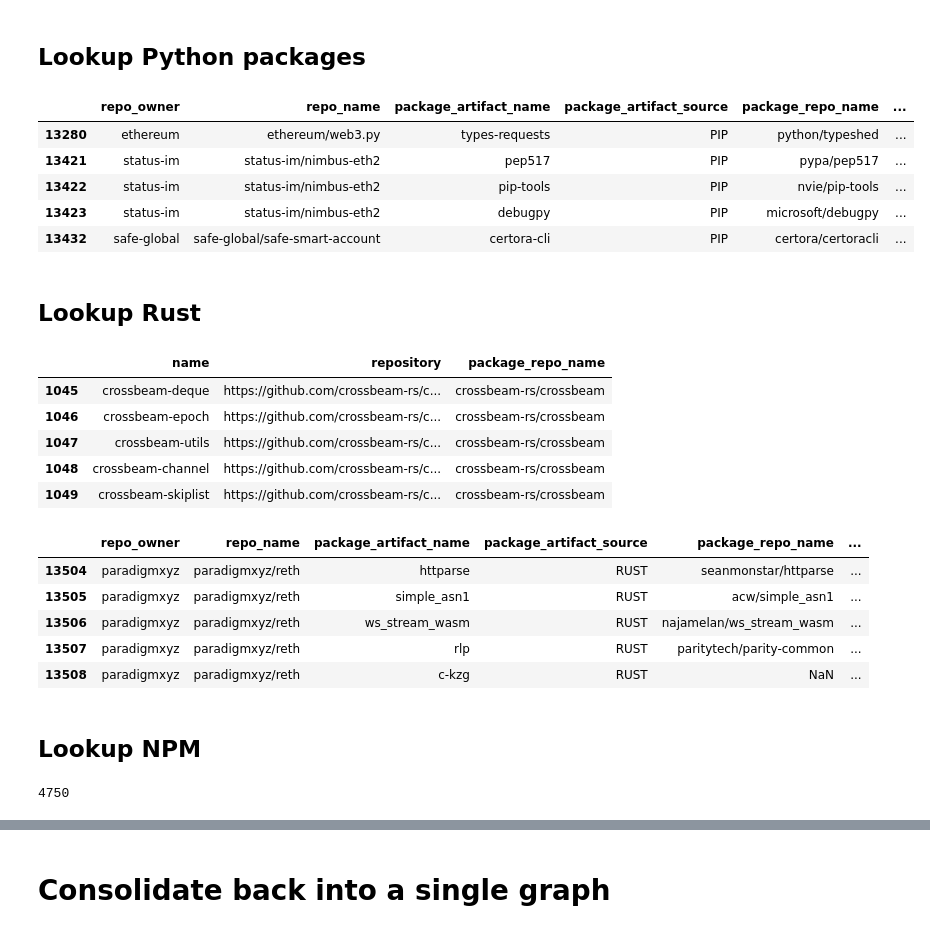
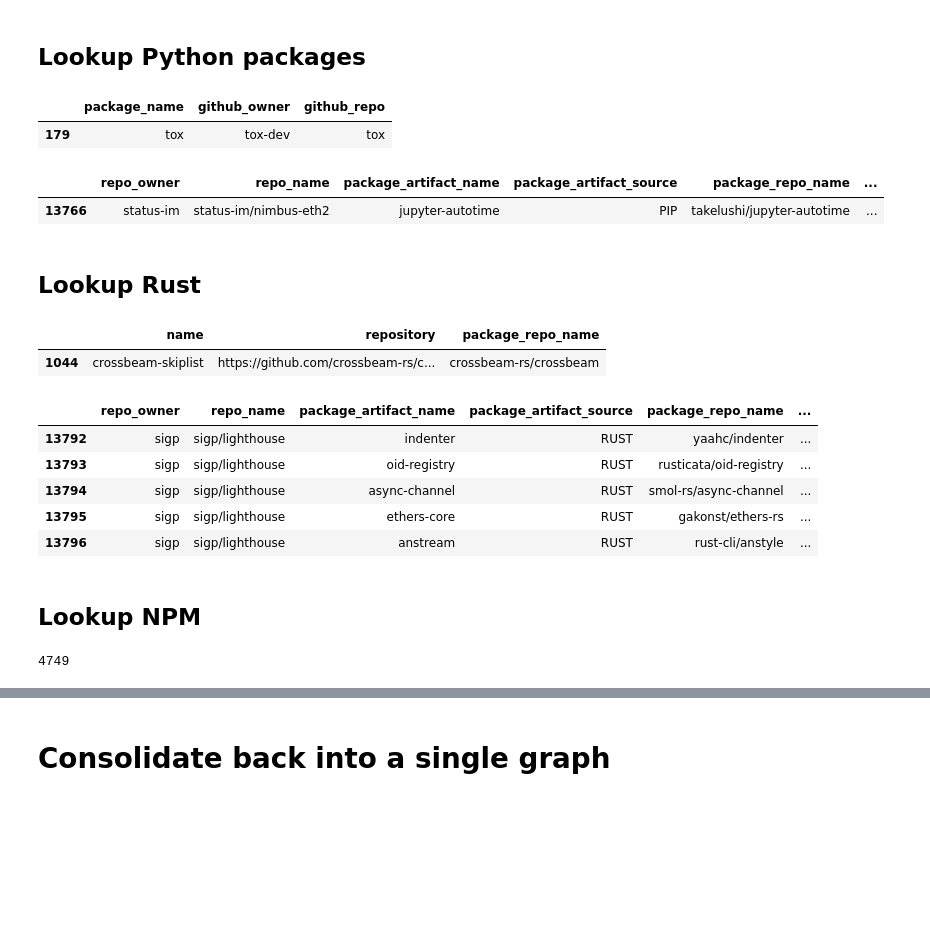
Before and after one commit to deepfunding/dependency-graph, a Jupyter notebook: DataPrep.ipynb, the cells around one changed output, grey strips where cells are left out. Drawn from its saved outputs; the diff is of its cells as text; code cells hidden in the pictures; blank space fills up the shorter version.

Commit message:
refactor: notebooks can run completely locally

```diff
--- a/DataPrep.ipynb
+++ b/DataPrep.ipynb
@@ -10,3 +5,7 @@ client = bigquery.Client(GCP_PROJECT)
+# %%
+# Global setting for whether you want grab new data or used a local archive
+
+CONNECT_TO_OSO = False
 # %%
 # Helpers
 
@@ -63,7 +62,7 @@ print(SEED_REPOS)
 # %% [output]
 ['prysmaticlabs/prysm', 'sigp/lighthouse', 'consensys/teku', 'status-im/nimbus-eth2', 'chainsafe/lodestar', 'grandinetech/grandine', 'ethereum/go-ethereum', 'nethermindeth/nethermind', 'hyperledger/be ...
 # %%
-sbom_results = client.query(f"""
+sbom_query = f"""
     WITH sboms AS (
       SELECT DISTINCT
         artifact_namespace AS repo_owner,
@@ -75,9 +74,8 @@ sbom_results = client.query(f"""
     )
     SELECT * FROM sboms
     WHERE repo_name IN ({stringify_array(SEED_REPOS)})
-""")
-df_sbom = sbom_results.to_dataframe()
-df_sbom.to_csv('data/sbom.csv')
+"""
+df_sbom = fetch_data(sbom_query, 'data/archive/sbom.csv', connect_to_oso=CONNECT_TO_OSO)
 df_sbom.tail()
 # %% [output]
 |  | repo_owner | repo_name | package_artifact_name | package_artifact_source |
@@ -121,7 +119,7 @@ df_go.tail()
 df_py = df_sbom[df_sbom['package_artifact_source'] == 'PIP'].copy()
 py_pkgs_all = df_py['package_artifact_name'].dropna().unique()
 # %%
-py_pkg_lookup = client.query(f"""
+py_pkg_lookup_query = f"""
     WITH github_data AS (
       SELECT DISTINCT
         LOWER(name) AS package_name,
@@ -147,65 +145,65 @@ py_pkg_lookup = client.query(f"""
       github_repo
     FROM github_data
     WHERE package_name IN ({stringify_array(py_pkgs_all)})
-""")
-df_py_pkg = py_pkg_lookup.to_dataframe()
+"""
+df_py_pkg = fetch_data(py_pkg_lookup_query, 'data/archive/pypi_pkgs.csv', connect_to_oso=CONNECT_TO_OSO)
+df_py_pkg.tail(1)
+# %% [output]
+|  | package_name | github_owner | github_repo |
+| 179 | tox | tox-dev | tox |
 # %%
 df_py_pkg['package_repo_name'] = df_py_pkg.apply(
     lambda x: f"{x['github_owner']}/{x['github_repo']}".strip("'")
               if x['github_owner'] and x['github_repo']
               else None,
     axis=1
 )
 py_mapper = (
     df_py_pkg[['package_name', 'package_repo_name']]
     .dropna()
     .drop_duplicates()
     .set_index('package_name')['package_repo_name']
     .to_dict()
 )
 df_py['package_repo_name'] = df_py['package_artifact_name'].map(py_mapper)
 df_py['likely_package_repo_owner'] = df_py['package_repo_name'].apply(
     lambda x: x.split('/')[0] if isinstance(x, str) else None
 )
 
-df_py.tail()
+df_py.tail(1)
 # %% [output]
 |  | repo_owner | repo_name | package_artifact_name | package_artifact_source | package_repo_name | ... |
-| 13280 | ethereum | ethereum/web3.py | types-requests | PIP | python/typeshed | ... |
-| 13421 | status-im | status-im/nimbus-eth2 | pep517 | PIP | pypa/pep517 | ... |
-| 13422 | status-im | status-im/nimbus-eth2 | pip-tools | PIP | nvie/pip-tools | ... |
-| 13423 | status-im | status-im/nimbus-eth2 | debugpy | PIP | microsoft/debugpy | ... |
-| 13432 | safe-global | safe-global/safe-smart-account | certora-cli | PIP | certora/certoracli | ... |
+| 13766 | status-im | status-im/nimbus-eth2 | jupyter-autotime | PIP | takelushi/jupyter-autotime | ... |
 # %% [markdown]
 ## Lookup Rust
 # %%
 df_rust = df_sbom[df_sbom['package_artifact_source'] == 'RUST'].copy()
 rust_pkgs_all = df_rust['package_artifact_name'].dropna().unique()
 # %%
-rust_pkg_lookup = client.query(f"""
-    select distinct
-      name,
-      lower(repository) as repository
-    from `crates.crates`
-    where
-        name in ({stringify_array(rust_pkgs_all)})
-        and repository is not null
-""")
-rust_py_pkg = rust_pkg_lookup.to_dataframe()
-rust_py_pkg['package_repo_name'] = rust_py_pkg['repository'].apply(parse_github)
-rust_py_pkg.tail(5)
+rust_pkg_lookup_query = f"""
+    with results as (
+      select distinct
+        name,
+        coalesce(lower(repository), lower(homepage)) as repository
+      from `crates.crates`
+      where name in ({stringify_array(rust_pkgs_all)})
+    )
+    select *
+    from results
+    where repository like '%github.com/%'
+"""
+
+df_rust_pkg = fetch_data(rust_pkg_lookup_query, 'data/archive/rust_pkgs.csv', connect_to_oso=CONNECT_TO_OSO)
+df_rust_pkg['package_repo_name'] = df_rust_pkg['repository'].apply(parse_github)
+df_rust_pkg.tail(1)
 # %% [output]
 |  | name | repository | package_repo_name |
-| 1045 | crossbeam-deque | https://github.com/crossbeam-rs/c... | crossbeam-rs/crossbeam |
-| 1046 | crossbeam-epoch | https://github.com/crossbeam-rs/c... | crossbeam-rs/crossbeam |
-| 1047 | crossbeam-utils | https://github.com/crossbeam-rs/c... | crossbeam-rs/crossbeam |
-| 1048 | crossbeam-channel | https://github.com/crossbeam-rs/c... | crossbeam-rs/crossbeam |
-| 1049 | crossbeam-skiplist | https://github.com/crossbeam-rs/c... | crossbeam-rs/crossbeam |
+| 1044 | crossbeam-skiplist | https://github.com/crossbeam-rs/c... | crossbeam-rs/crossbeam |
 # %%
 df_rust = df_sbom[df_sbom['package_artifact_source'] == 'RUST'].copy()
 
 crates_mapper = (
-    rust_py_pkg[['name', 'package_repo_name']]
+    df_rust_pkg[['name', 'package_repo_name']]
     .dropna()
     .drop_duplicates()
     .set_index('name')['package_repo_name']
@@ -219,17 +217,17 @@ df_rust['likely_package_repo_owner'] = df_rust['package_repo_name'].apply(
 df_rust.tail()
 # %% [output]
 |  | repo_owner | repo_name | package_artifact_name | package_artifact_source | package_repo_name | ... |
-| 13504 | paradigmxyz | paradigmxyz/reth | httparse | RUST | seanmonstar/httparse | ... |
-| 13505 | paradigmxyz | paradigmxyz/reth | simple_asn1 | RUST | acw/simple_asn1 | ... |
-| 13506 | paradigmxyz | paradigmxyz/reth | ws_stream_wasm | RUST | najamelan/ws_stream_wasm | ... |
-| 13507 | paradigmxyz | paradigmxyz/reth | rlp | RUST | paritytech/parity-common | ... |
-| 13508 | paradigmxyz | paradigmxyz/reth | c-kzg | RUST | NaN | ... |
+| 13792 | sigp | sigp/lighthouse | indenter | RUST | yaahc/indenter | ... |
+| 13793 | sigp | sigp/lighthouse | oid-registry | RUST | rusticata/oid-registry | ... |
+| 13794 | sigp | sigp/lighthouse | async-channel | RUST | smol-rs/async-channel | ... |
+| 13795 | sigp | sigp/lighthouse | ethers-core | RUST | gakonst/ethers-rs | ... |
+| 13796 | sigp | sigp/lighthouse | anstream | RUST | rust-cli/anstyle | ... |
 # %% [markdown]
 ## Lookup NPM
 # %%
-df_npm = df_sbom[df_sbom['package_artifact_source'] == 'NPM'].copy()
+df_npm = df_sbom[df_sbom['package_artifact_source'] == 'NPM'].dropna().copy()
 npm_pkgs_all = sorted(df_npm['package_artifact_name'].unique())
 len(npm_pkgs_all)
 # %% [output]
-4750
+4749
 # %%
```
Also changed, not shown: parts of 15 cells of this notebook, 1 other file.
